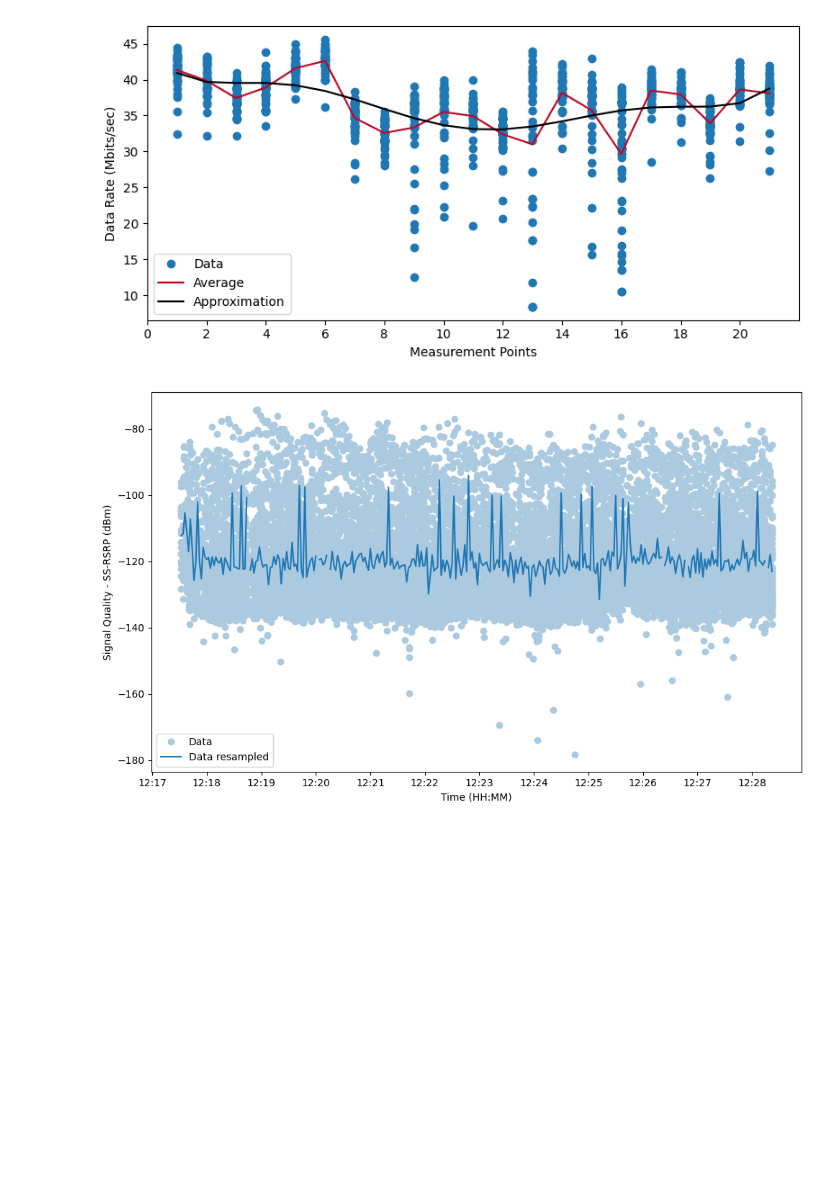
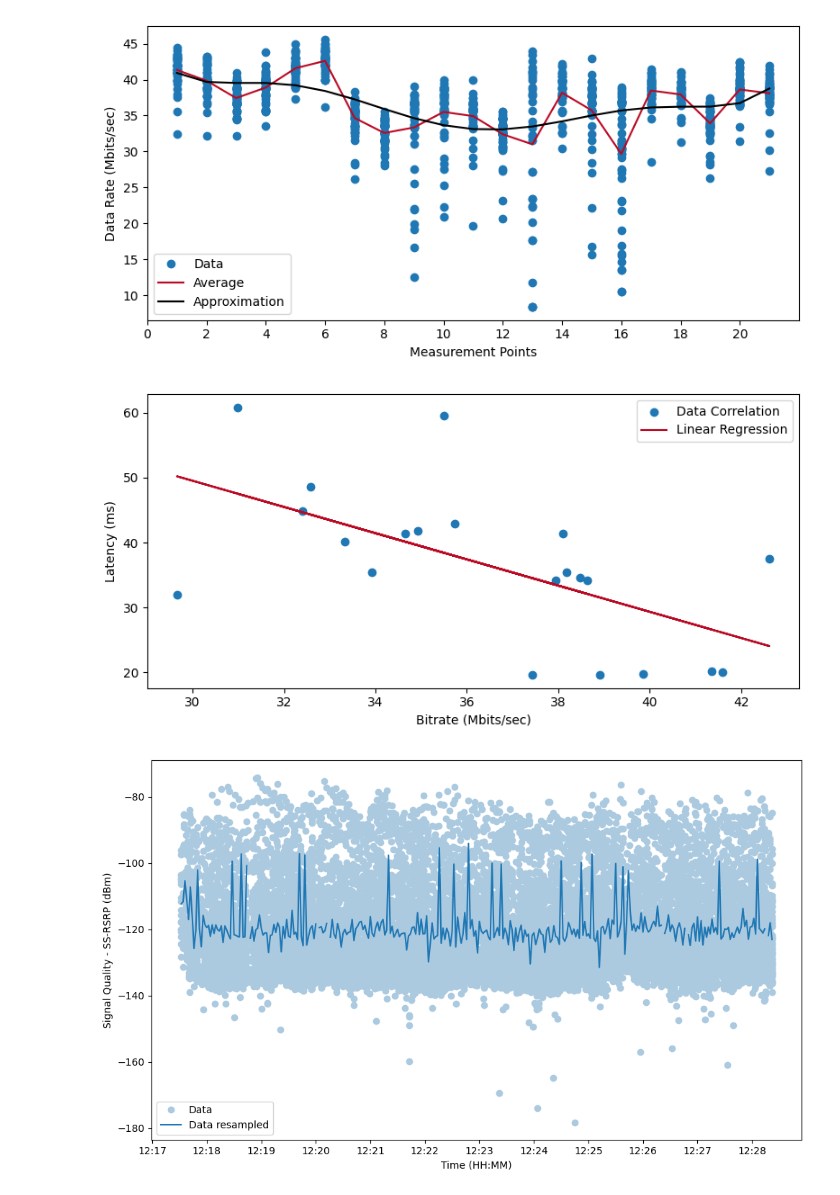
Before and after one commit to luizassimoes/bachelor-thesis, a Jupyter notebook: CS-codes.ipynb, the cells around one changed output. Cells and saved outputs as stored; diff of their text form; code cells hidden in the pictures; blank space fills up the shorter version.

```diff
--- a/CS-codes.ipynb
+++ b/CS-codes.ipynb
@@ -220,6 +220,28 @@ fig.savefig(r'Graphics/Construction-Site/cs-datarate.pdf', format='pdf')
 plt.show()
 # %% [output]
 [figure]
+# %%
+# Perform linear regression (first-degree polynomial)
+
+coeffs = np.polyfit(df1_mean['Bitrate'], df2_mean['Value'], 1)
+linear_regression = np.polyval(coeffs, df1_mean['Bitrate'])
+
+# Plot the correlation with linear regression line
+
+fig, ax = plt.subplots(figsize=(8, 4))
+ax.scatter(df1_mean['Bitrate'], df2_mean['Value'], color=colors[0], label='Data Correlation')
+ax.plot(df1_mean['Bitrate'], linear_regression, color=colors[1], label='Linear Regression')
+ax.set_xlabel('Bitrate (Mbits/sec)')
+ax.set_ylabel('Latency (ms)')
+#ax.set_title('Correlation between Bitrate and Latency')
+ax.legend()
+
+plt.tight_layout()
+plt.savefig(r'Graphics/Construction-Site/cs-latency-bitrate-correlation.pdf', format='pdf')
+
+plt.show()
+# %% [output]
+[figure, added]
 # %%
 df = pd.read_csv(os.path.join(data_dir, "cs-rsrp-xls.csv"), delimiter=';')
 
```
Also changed, not shown: 9 other files.
